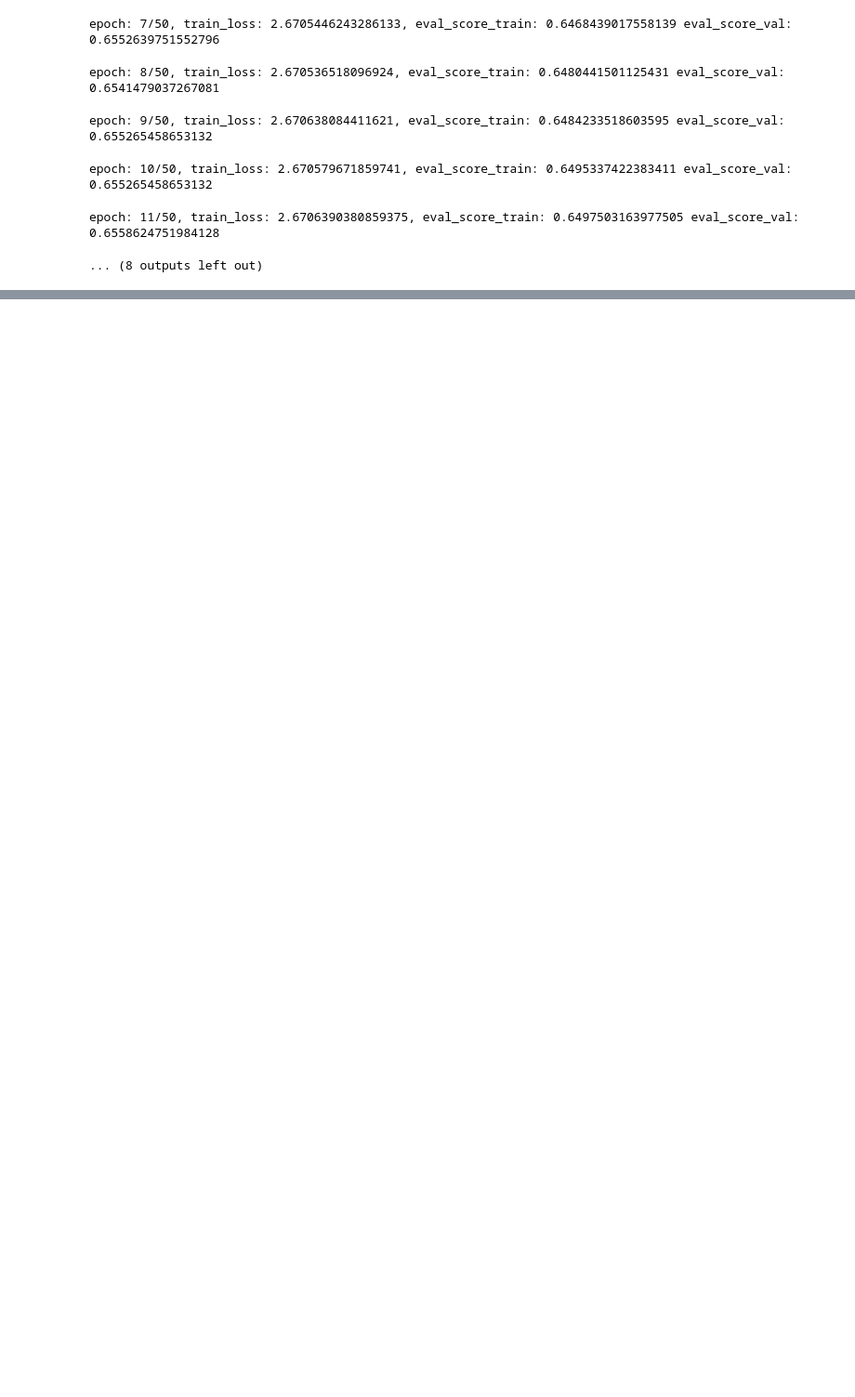
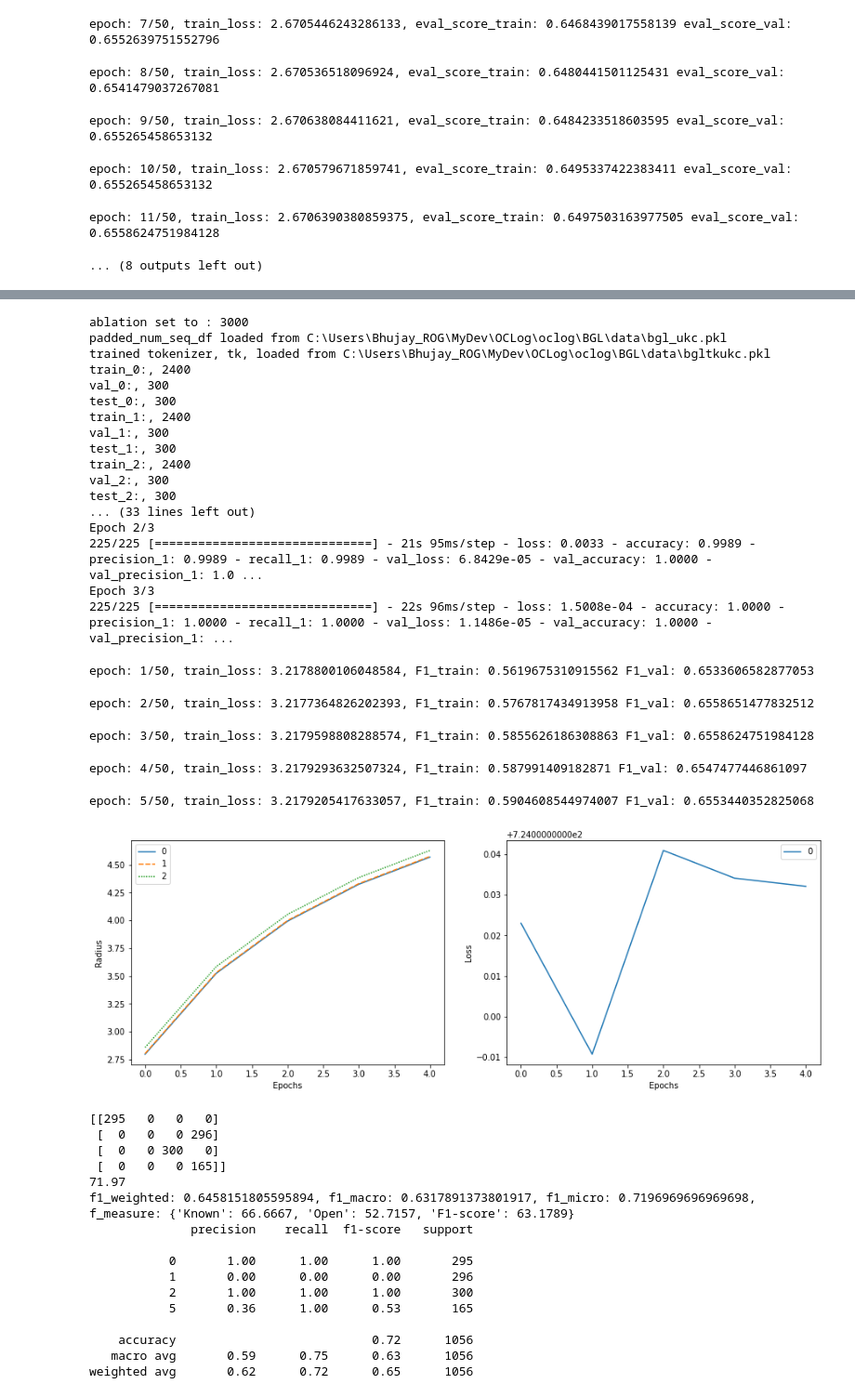
Before and after one commit to BhujayKumarBhatta/OCLog, a Jupyter notebook: oclog/openset/notebooks/E20.ipynb, the cells around one changed output, grey strips where cells are left out. Shown: that part at 93% size. Saved outputs shown, nothing was run; the diff lists cells and outputs as text; code cells hidden in the pictures; blank space fills up the shorter version.

```diff
--- a/oclog/openset/notebooks/E20.ipynb
+++ b/oclog/openset/notebooks/E20.ipynb
@@ -275,0 +345,43 @@ Epoch 2/3
+# %%
+test_data, oset = oset_train(ablation=3000,designated_ukc_cls=5,num_classes=3,embedding_size=4,lr_rate=2,optimizer='adam',
+pretrain_epochs=3,octrain_epochs=50,wait_patient=3)
+# %% [output]
+ablation set to : 3000
+padded_num_seq_df loaded from C:\Users\Bhujay_ROG\MyDev\OCLog\oclog\BGL\data\bgl_ukc.pkl
+trained tokenizer, tk, loaded from C:\Users\Bhujay_ROG\MyDev\OCLog\oclog\BGL\data\bgltkukc.pkl
+train_0:, 2400
+val_0:, 300
+test_0:, 300
+train_1:, 2400
+val_1:, 300
+test_1:, 300
+train_2:, 2400
+val_2:, 300
+test_2:, 300
+... (33 lines left out)
+Epoch 2/3
+225/225 [==============================] - 21s 95ms/step - loss: 0.0033 - accuracy: 0.9989 - precision_1: 0.9989 - recall_1: 0.9989 - val_loss: 6.8429e-05 - val_accuracy: 1.0000 - val_precision_1: 1.0 ...
+Epoch 3/3
+225/225 [==============================] - 22s 96ms/step - loss: 1.5008e-04 - accuracy: 1.0000 - precision_1: 1.0000 - recall_1: 1.0000 - val_loss: 1.1486e-05 - val_accuracy: 1.0000 - val_precision_1: ...
+epoch: 1/50, train_loss: 3.2178800106048584, F1_train: 0.5619675310915562 F1_val: 0.6533606582877053
+epoch: 2/50, train_loss: 3.2177364826202393, F1_train: 0.5767817434913958 F1_val: 0.6558651477832512
+epoch: 3/50, train_loss: 3.2179598808288574, F1_train: 0.5855626186308863 F1_val: 0.6558624751984128
+epoch: 4/50, train_loss: 3.2179293632507324, F1_train: 0.587991409182871 F1_val: 0.6547477446861097
+epoch: 5/50, train_loss: 3.2179205417633057, F1_train: 0.5904608544974007 F1_val: 0.6553440352825068
+[figure, added]
+[[295   0   0   0]
+ [  0   0   0 296]
+ [  0   0 300   0]
+ [  0   0   0 165]]
+71.97
+f1_weighted: 0.6458151805595894, f1_macro: 0.6317891373801917, f1_micro: 0.7196969696969698, f_measure: {'Known': 66.6667, 'Open': 52.7157, 'F1-score': 63.1789}
+              precision    recall  f1-score   support
+
+           0       1.00      1.00      1.00       295
+           1       0.00      0.00      0.00       296
+           2       1.00      1.00      1.00       300
+           5       0.36      1.00      0.53       165
+
+    accuracy                           0.72      1056
+   macro avg       0.59      0.75      0.63      1056
+weighted avg       0.62      0.72      0.65      1056
```
Also changed, not shown: parts of 6 cells of this notebook, 7 other files.
